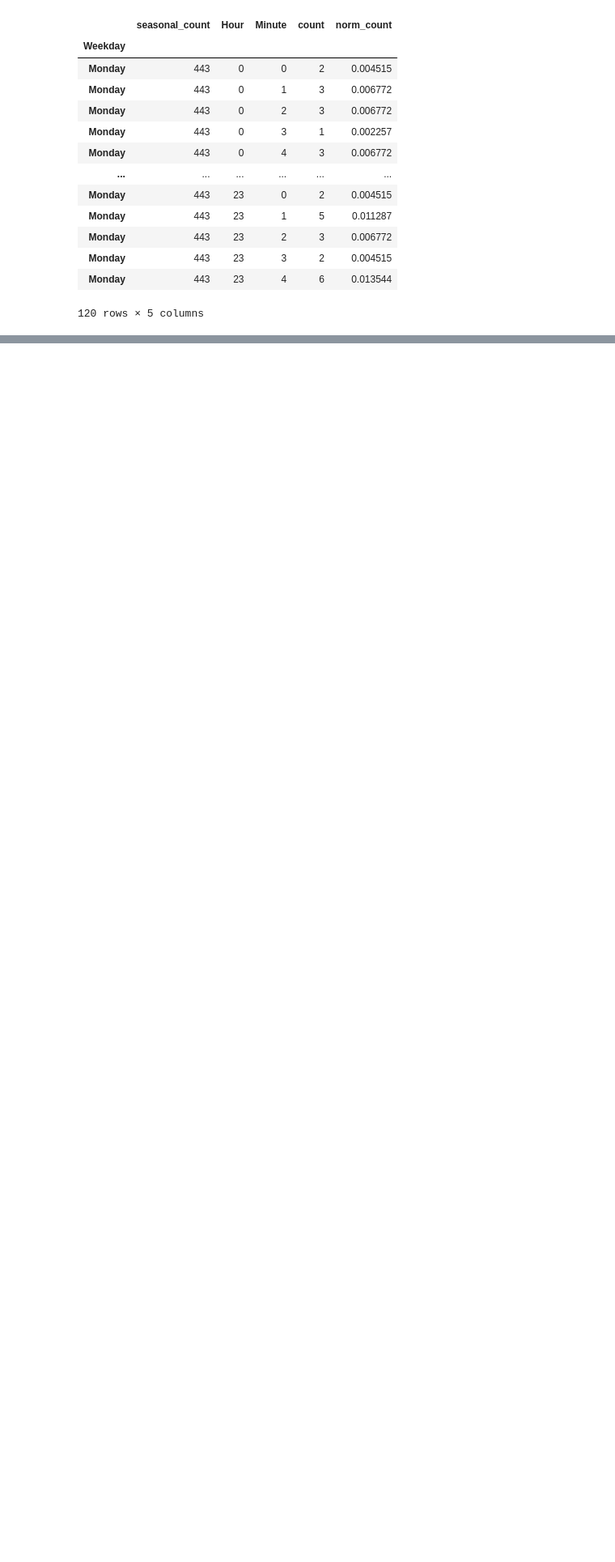
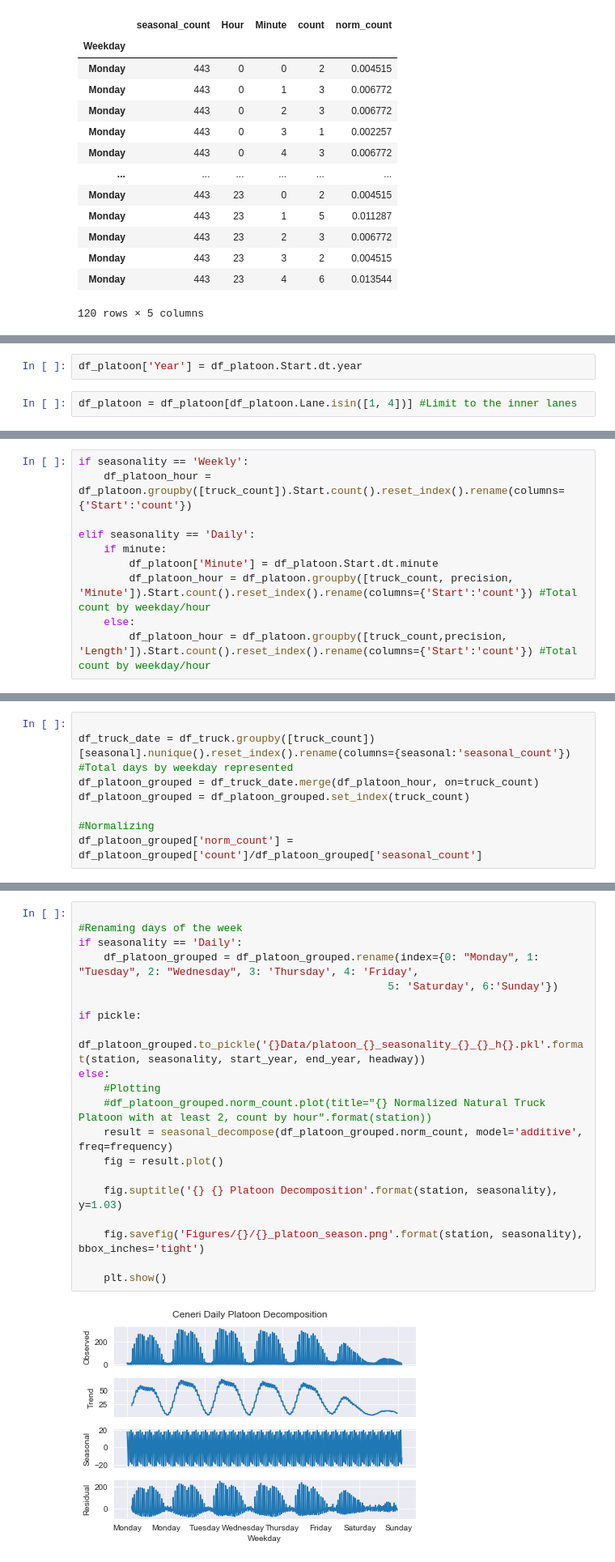
Before and after one commit to isdabelle/DigitalTwinBridges, a Jupyter notebook: Poisson Simulation.ipynb, the cells around one changed output, grey strips where cells are left out. Shown: that part at 81% size. Saved outputs shown, nothing was run; the diff lists cells and outputs as text; blank space fills up the shorter version.

```diff
--- a/Poisson Simulation.ipynb
+++ b/Poisson Simulation.ipynb
@@ -106,0 +212,4 @@ Text(0, 0.5, 'Platoon intensity')
+# %%
+df_platoon['Year'] = df_platoon.Start.dt.year
+# %%
+df_platoon = df_platoon[df_platoon.Lane.isin([1, 4])] #Limit to the inner lanes
@@ -106,0 +224,10 @@ Text(0, 0.5, 'Platoon intensity')
+# %%
+if seasonality == 'Weekly':
+    df_platoon_hour = df_platoon.groupby([truck_count]).Start.count().reset_index().rename(columns={'Start':'count'})
+
+elif seasonality == 'Daily':
+    if minute:
+        df_platoon['Minute'] = df_platoon.Start.dt.minute
+        df_platoon_hour = df_platoon.groupby([truck_count, precision, 'Minute']).Start.count().reset_index().rename(columns={'Start':'count'}) #Total count by weekday/hour
+    else:
+        df_platoon_hour = df_platoon.groupby([truck_count,precision, 'Length']).Start.count().reset_index().rename(columns={'Start':'count'}) #Total count by weekday/hour
@@ -106,0 +247,8 @@ Text(0, 0.5, 'Platoon intensity')
+# %%
+
+df_truck_date = df_truck.groupby([truck_count])[seasonal].nunique().reset_index().rename(columns={seasonal:'seasonal_count'}) #Total days by weekday represented
+df_platoon_grouped = df_truck_date.merge(df_platoon_hour, on=truck_count)
+df_platoon_grouped = df_platoon_grouped.set_index(truck_count)
+
+#Normalizing
+df_platoon_grouped['norm_count'] = df_platoon_grouped['count']/df_platoon_grouped['seasonal_count']
@@ -106,0 +267,22 @@ Text(0, 0.5, 'Platoon intensity')
+# %%
+
+#Renaming days of the week
+if seasonality == 'Daily':
+    df_platoon_grouped = df_platoon_grouped.rename(index={0: "Monday", 1: "Tuesday", 2: "Wednesday", 3: 'Thursday', 4: 'Friday',
+                                                 5: 'Saturday', 6:'Sunday'})
+
+if pickle:
+    df_platoon_grouped.to_pickle('{}Data/platoon_{}_seasonality_{}_{}_h{}.pkl'.format(station, seasonality, start_year, end_year, headway))
+else:
+    #Plotting
+    #df_platoon_grouped.norm_count.plot(title="{} Normalized Natural Truck Platoon with at least 2, count by hour".format(station))
+    result = seasonal_decompose(df_platoon_grouped.norm_count, model='additive', freq=frequency)
+    fig = result.plot()
+
+    fig.suptitle('{} {} Platoon Decomposition'.format(station, seasonality), y=1.03)
+
+    fig.savefig('Figures/{}/{}_platoon_season.png'.format(station, seasonality), bbox_inches='tight')
+
+    plt.show()
+# %% [output]
+[figure, added]
```
Also changed, not shown: parts of 30 cells of this notebook, 5 other files.
